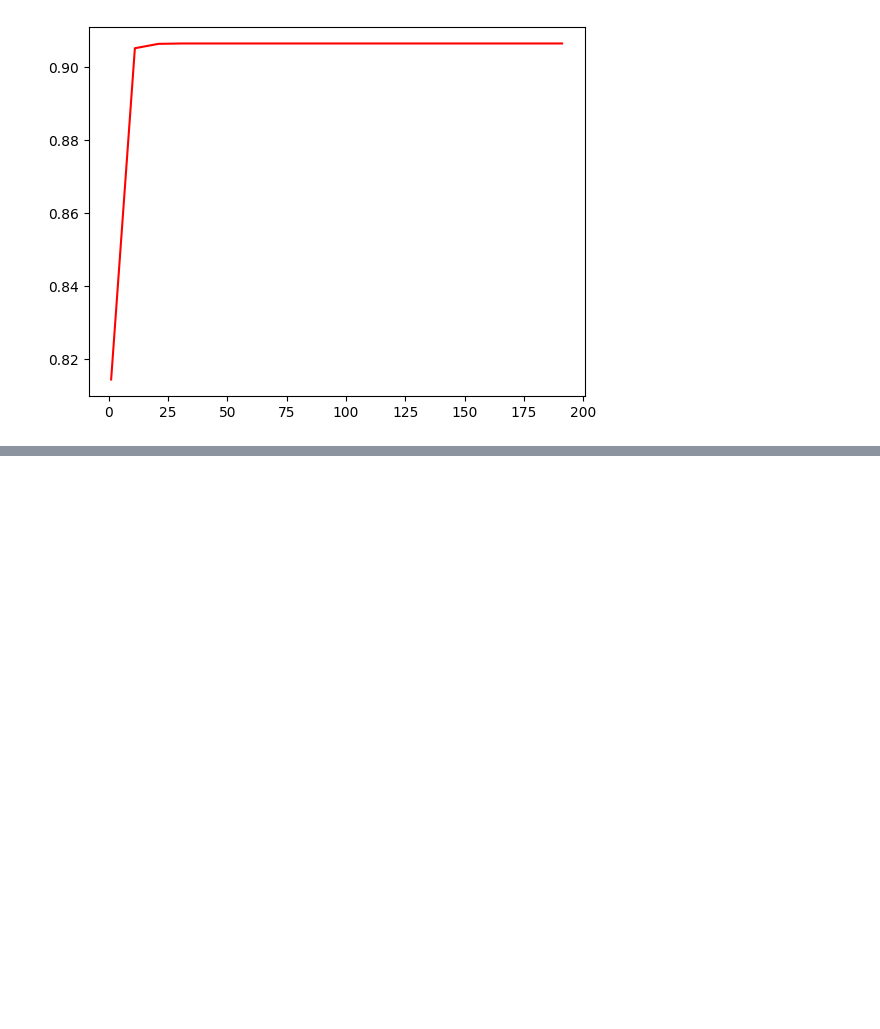
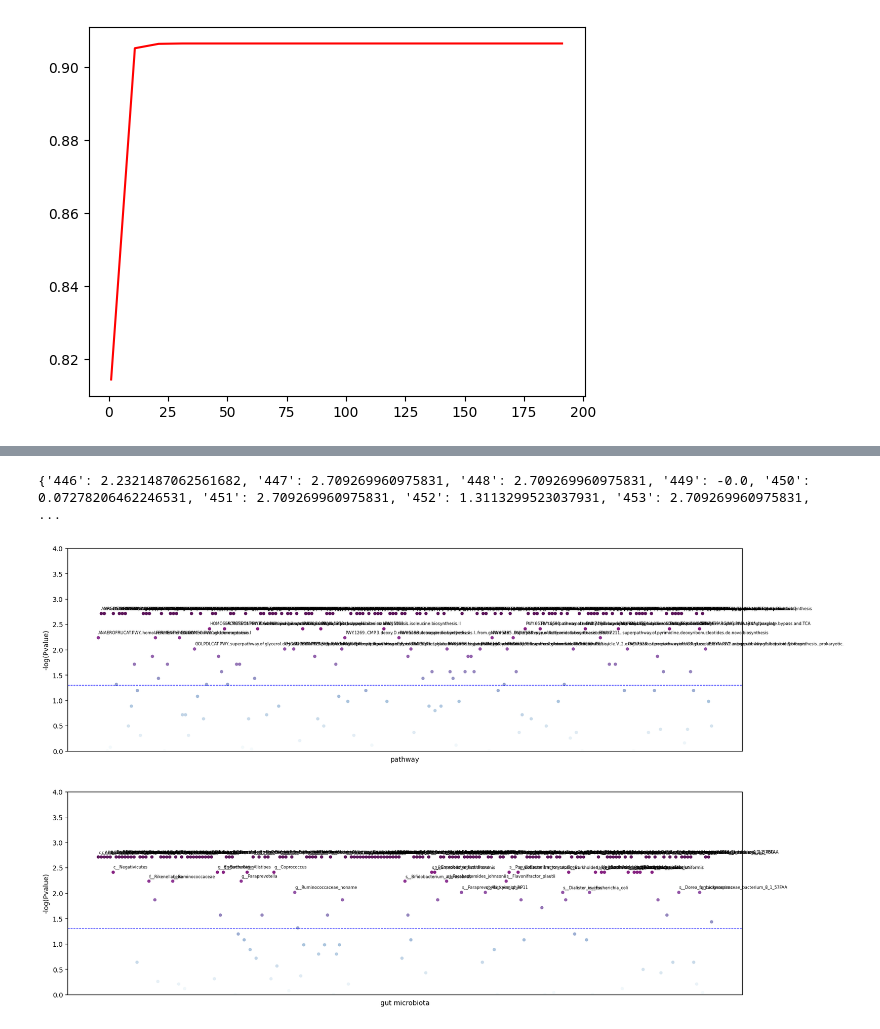
Before and after one commit to Liuzhe30/ukb_anxiety_prs, a Jupyter notebook: case-control/PRS-analysis-RF.ipynb, the cells around one changed output, grey strips where cells are left out. Drawn from its saved outputs; the diff is of its cells as text; code cells hidden in the pictures; blank space fills up the shorter version.

```diff
--- a/case-control/PRS-analysis-RF.ipynb
+++ b/case-control/PRS-analysis-RF.ipynb
@@ -67,7 +67,7 @@ import matplotlib.pyplot as plt
 
 X = nor_feature.values[0:10000]
 Y = dataset['Is_anxiety'].values[0:10000]
-rfc = RandomForestClassifier(n_estimators=100, random_state=90)
+rfc = RandomForestClassifier(n_estimators=100, random_state=90,n_jobs=-1)
 score_pre = cross_val_score(rfc, X, Y, cv=5).mean()
 print(score_pre)
 
@@ -105,7 +105,7 @@ for i in tqdm(range(100)): # shuffle 100 times
     for train_index, valid_index in cv.split(X):
         train_x,test_x = X[train_index], X[valid_index]
         train_y,test_y = Y[train_index], Y[valid_index]
-        clf = RandomForestClassifier(n_estimators=50,random_state=90)
+        clf = RandomForestClassifier(n_estimators=50,random_state=90,n_jobs=-1)
         clf.fit(train_x, train_y)
         feat_importance = clf.feature_importances_
         cv_result.append(feat_importance)
@@ -148,0 +174,70 @@ np.save('RF_importance_array/real-10fold.npy', importance)
+# %%
+# generate results dict
+import json
+import math
+from tqdm import tqdm
+
+pvalue_dict = {}
+for i in range(446,858):
+    pvalue_dict[str(i)] = -math.log10(pvalue[i-446])
+
+print(pvalue_dict)
+with open('datafile/pvalues-log10-RF.json','w+') as out:
+    json.dump(pvalue_dict, out, indent=2)
+# %% [output]
+{'446': 2.2321487062561682, '447': 2.709269960975831, '448': 2.709269960975831, '449': -0.0, '450': 0.07278206462246531, '451': 2.709269960975831, '452': 1.3113299523037931, '453': 2.709269960975831,  ...
+# %%
+# Scatter plot for P-values
+import json
+import matplotlib.pyplot as plt
+with open('datafile/pvalues-log10-RF.json', 'r') as inp:
+    pvalue_dict = json.load(inp)
+
+# load DMPCohort names
+name_dict = {}
+DMP_names = pd.read_csv('datafile/DMPCohort-names.csv', sep=',')
+for idx in range(DMP_names.shape[0]):
+    #DMP_names['number'][idx] = DMP_names['number'][idx][-3:]
+    name_dict[DMP_names['number'][idx][-3:]] = DMP_names['name'][idx]
+
+# prepare for data and label
+x = list(range(446-446, 858-446))
+y = list(pvalue_dict.values())
+labels = list(name_dict.values())
+
+# split data for pathway and gut microbiota
+x_pathway, y_pathway, labels_pathway = x[0:205], y[0:205], labels[0:205]
+x_gut, y_gut, labels_gut = x[205:], y[205:], labels[205:]
+
+# scatter plot
+plt.figure(figsize=(18, 12))
+
+# scatter plot for pathway
+plt.subplot(2, 1, 1)
+plt.axhline(y=1.3, color='b', linestyle='--', linewidth=0.8)
+plt.scatter(x_pathway, y_pathway, alpha=0.9, c=y_pathway, s=15, cmap='BuPu')
+plt.xticks([])
+plt.ylim((0, 4))
+plt.xlabel('pathway')
+plt.ylabel('-log(Pvalue)')
+# annotate
+for i in range(len(x_pathway)):
+    if(y_pathway[i] > 2):
+        plt.annotate(labels_pathway[i], xy = (x_pathway[i], y_pathway[i]), xytext = (x_pathway[i]+0.08, y_pathway[i]+0.08), size=6)
+
+# scatter plot for gut microbiota
+plt.subplot(2, 1, 2)
+plt.axhline(y=1.3, color='b', linestyle='--', linewidth=0.8)
+plt.scatter(x_gut, y_gut, alpha=0.9, c=y_gut, s=15, cmap='BuPu')
+plt.xticks([])
+plt.ylim((0, 4))
+plt.xlabel('gut microbiota')
+plt.ylabel('-log(Pvalue)')
+# annotate
+for i in range(len(x_gut)):
+    if(y_gut[i] > 2):
+        plt.annotate(labels_gut[i].split('.')[-1], xy = (x_gut[i], y_gut[i]), xytext = (x_gut[i]+0.08, y_gut[i]+0.08), size=6)
+
+plt.show()
+# %% [output]
+[figure, added]
```
Also changed, not shown: parts of 4 cells of this notebook, 3 other files.
